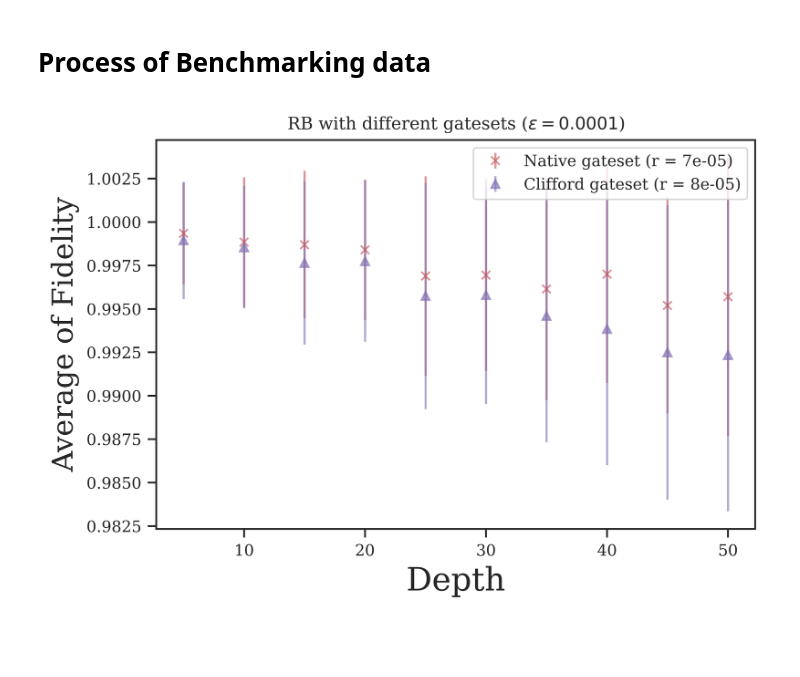
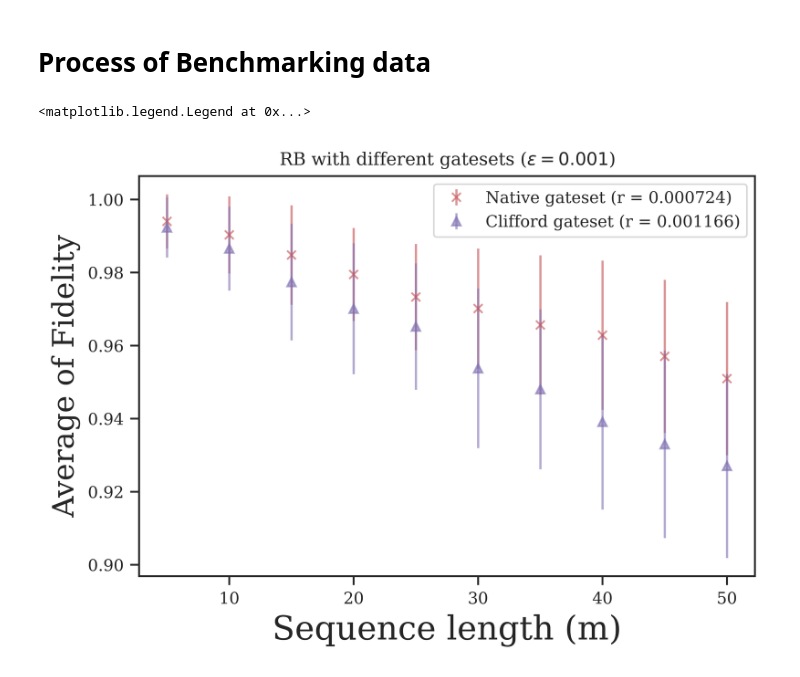
Before and after one commit to mmehrani/Randomized_Benchmarking_protocol, a Jupyter notebook: data_post_processing.ipynb, the cells around one changed output. Saved outputs shown, nothing was run; the diff lists cells and outputs as text; code cells hidden in the pictures; blank space fills up the shorter version.

Commit message:
noises enlarge the AF diff

```diff
--- a/data_post_processing.ipynb
+++ b/data_post_processing.ipynb
@@ -27,0 +15,12 @@ err_rng_fdlty_arr = np.load(os.path.join(path, 'rb_native_standard_50_err_layers
+# %%
+n_qubit = 2
+noise_model = 'depolarising_noise'
+path = os.path.join( os.getcwd(), 'output_storage', noise_model )
+# %%
+avg_std_fdlty_dict = {}
+err_std_fdlty_dict = {}
+
+avg_rng_fdlty_dict = {}
+err_rng_fdlty_dict = {}
+
+ordered_layers_dict = {}
@@ -28,4 +41,40 @@ err_rng_fdlty_arr = np.load(os.path.join(path, 'rb_native_standard_50_err_layers
+# %%
+for epsilon in [0.001,0.002,0.004,0.006,0.008]:
+    avg_std_fdlty_arr,err_std_fdlty_arr,avg_rng_fdlty_arr,err_rng_fdlty_arr,ordered_layers = capture_bench_depolarising_noise_arrays(epsilon)
+    avg_std_fdlty_dict[epsilon] = avg_std_fdlty_arr
+    err_std_fdlty_dict[epsilon] = err_std_fdlty_arr
+    avg_rng_fdlty_dict[epsilon] = avg_rng_fdlty_arr
+    err_rng_fdlty_dict[epsilon] = err_rng_fdlty_arr
+    ordered_layers_dict[epsilon] = ordered_layers
 # %%
-popt_std, pcov_std = curve_fit(decay_func, ordered_layers, avg_std_fdlty_arr
+epsilon = 0.001
+popt_std, pcov_std = curve_fit(decay_func, ordered_layers_dict[epsilon], avg_std_fdlty_dict[epsilon],
+                               bounds=([0,0,-10], [1., 10., 0.]))
+r_std = decay_param(popt_std[0], n_qubit)
+
+popt_rng, pcov_rng = curve_fit(decay_func, ordered_layers_dict[epsilon], avg_rng_fdlty_dict[epsilon]
                                , bounds=([0,0,-10], [1., 10., 0.]))
-r_std = decay_param(popt_std[0], n_qubit)
+r_rng = decay_param(popt_rng[0], n_qubit)
+
+fig = plt.figure(dpi = 1000)
+ax = fig.add_subplot()
+
+# plt.loglog()
+
+ax.errorbar(ordered_layers_dict[epsilon], avg_rng_fdlty_dict[epsilon], yerr = err_rng_fdlty_dict[epsilon],
+            fmt='x',color = 'r', alpha = 0.6,
+            label = 'Native gateset (r = {})'.format(np.round(r_rng,6)))
+ax.errorbar(ordered_layers_dict[epsilon], avg_std_fdlty_dict[epsilon], yerr = err_std_fdlty_dict[epsilon],
+            fmt = '^', color = 'm', alpha = 0.6,
+            label = 'Clifford gateset (r = {})'.format(np.round(r_std,6)))
+
+plt.xlabel('Sequence length (m)', fontsize=18)
+plt.ylabel('Average of Fidelity', fontsize=16)
+plt.title(r'RB with different gatesets ($\epsilon = {}$)'.format(epsilon))
+
+plt.legend()
+
+# fig.savefig(os.path.join(path, 'RB_std_ntv_comparison_'+folder_name +'.png'))
+# %% [output]
+<matplotlib.legend.Legend at 0x...>
+[figure, added]
@@ -36,22 +80,0 @@ r_rng = decay_param(popt_rng[0], n_qubit)
-# %%
-fig = plt.figure(dpi = 1000)
-ax = fig.add_subplot()
-
-# plt.loglog()
-
-ax.errorbar(ordered_layers, avg_rng_fdlty_arr, yerr = err_rng_fdlty_arr,
-            fmt='x',color = 'r', alpha = 0.6,
-            label = 'Native gateset (r = {})'.format(np.round(r_rng,5)))
-ax.errorbar(ordered_layers, avg_std_fdlty_arr, yerr = err_std_fdlty_arr,
-            fmt = '^', color = 'm', alpha = 0.6,
-            label = 'Clifford gateset (r = {})'.format(np.round(r_std,5)))
-
-plt.xlabel('Depth', fontsize=18)
-plt.ylabel('Average of Fidelity', fontsize=16)
-plt.title(r'RB with different gatesets ($\epsilon = {}$)'.format(epsilon))
-
-plt.legend()
-
-fig.savefig(os.path.join(path, 'RB_std_ntv_comparison.png'))
-# %% [output]
-[figure, removed]
```
Also changed, not shown: parts of 10 cells of this notebook.
